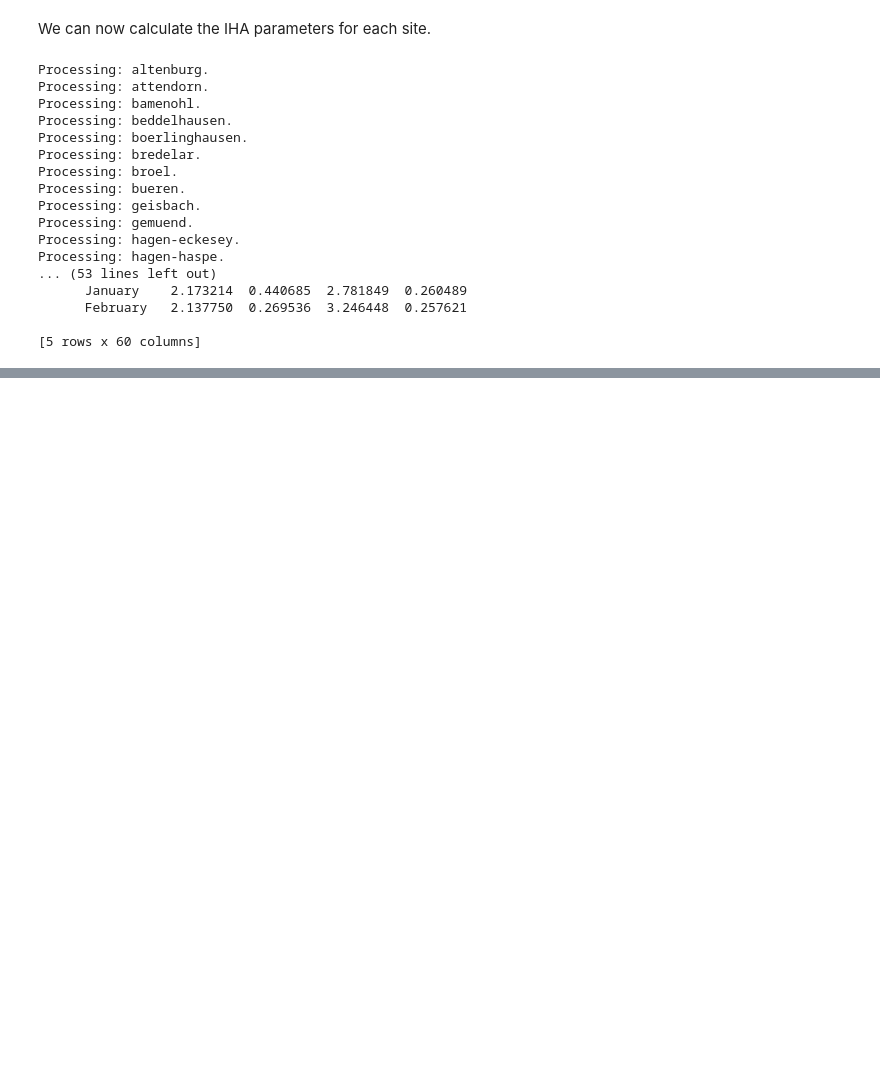
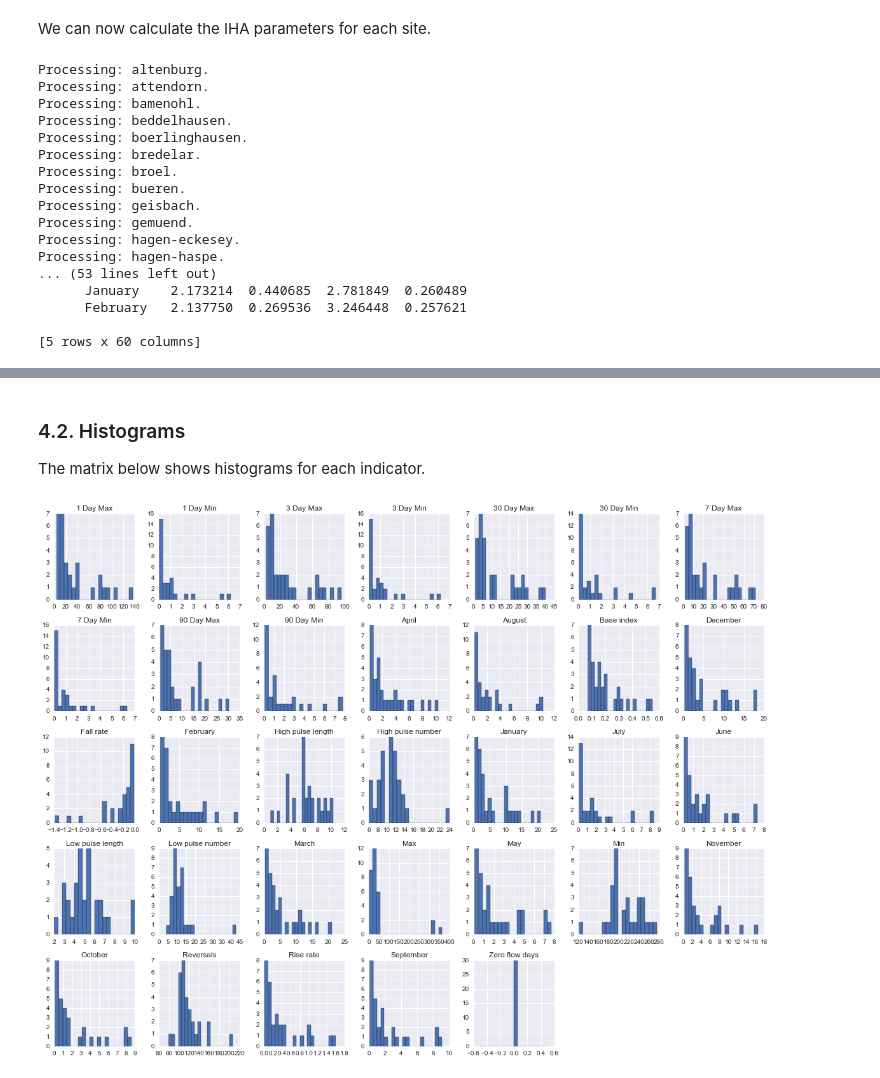
Before and after one commit to JamesSample/ECOREG, a Jupyter notebook: ecoreg_data_exploration.ipynb, the cells around one changed output, grey strips where cells are left out. Saved outputs shown, nothing was run; the diff lists cells and outputs as text; code cells hidden in the pictures; blank space fills up the shorter version.

```diff
--- a/ecoreg_data_exploration.ipynb
+++ b/ecoreg_data_exploration.ipynb
@@ -978,0 +991,9 @@ Processing: hagen-haspe.
+# %%
+# Get just the 'Cent_Est' columns
+iha_df = iha_params.xs('Cent_Est', level=1, axis=1).reset_index()
+iha_df.index = iha_df['Indicator']
+del iha_df['Group'], iha_df['Indicator']
+
+# Convert shape to samples x features
+iha_df = iha_df.T
+print iha_df.head()
@@ -978,0 +1018,9 @@ Processing: hagen-haspe.
+# %% [markdown]
+### 4.2. Histograms
+
+The matrix below shows histograms for each indicator.
+# %%
+iha_df.hist(bins=20, layout=(5,7), figsize=(20, 15))
+plt.show()
+# %% [output]
+[figure, added]
```
Also changed, not shown: parts of 13 cells of this notebook.
